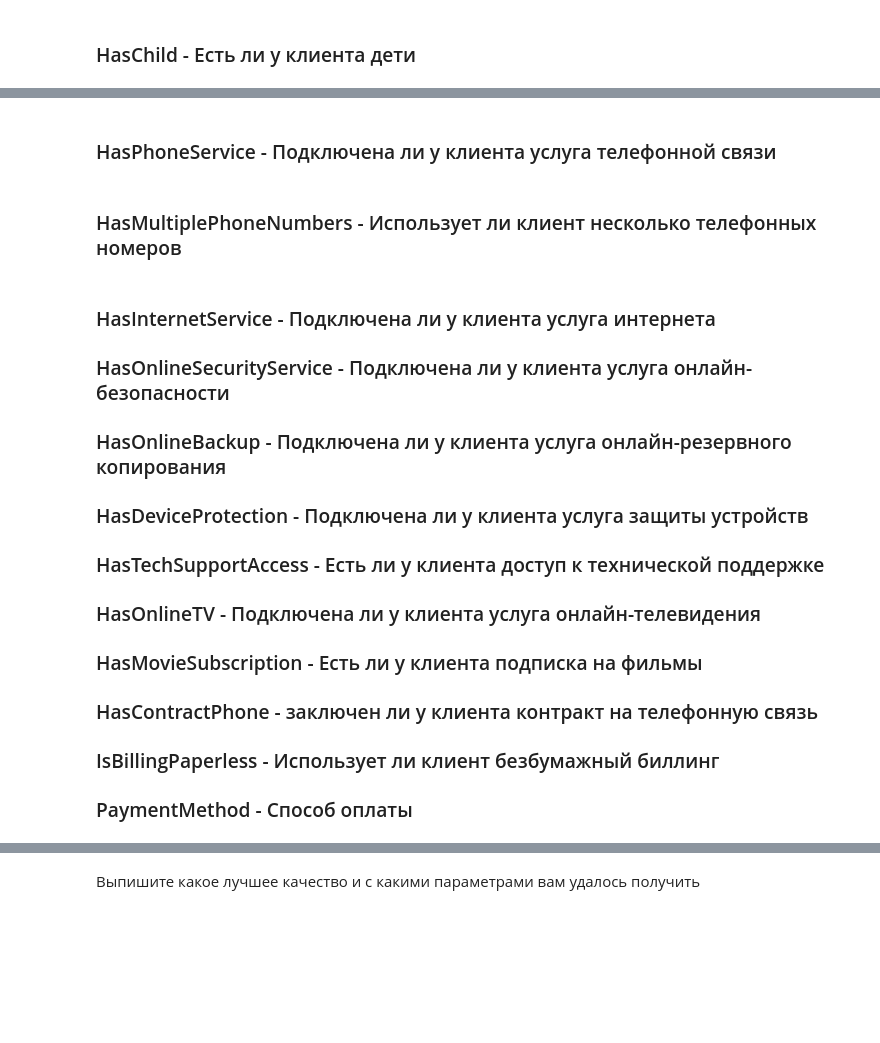
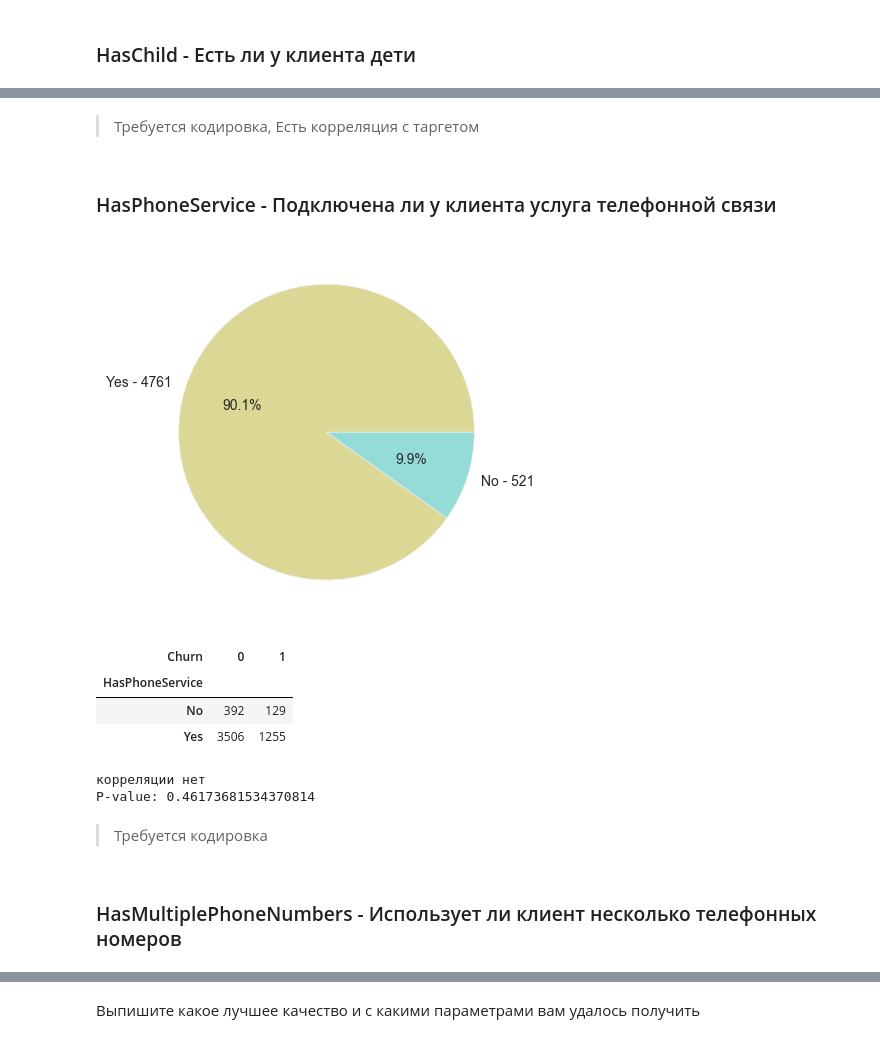
Before and after one commit to alex-chin/dsl_part_1_ml_cv, a Jupyter notebook: week_03_composition_model_selection/Homework/hw_3_kaggle_alx.ipynb, the cells around one changed output, grey strips where cells are left out. Drawn from its saved outputs; the diff is of its cells as text; code cells hidden in the pictures; blank space fills up the shorter version.

```diff
--- a/week_03_composition_model_selection/Homework/hw_3_kaggle_alx.ipynb
+++ b/week_03_composition_model_selection/Homework/hw_3_kaggle_alx.ipynb
@@ -285,3 +291,16 @@ plt.show()
+# %%
+from scipy.stats import chi2_contingency
+
+
+def detect_cross(feature: pd.Series, target: pd.Series = df[target_col]):
+    contingency_table = pd.crosstab(feature, target)
+    display(contingency_table)
+    chi2, p_value, _, _ = chi2_contingency(contingency_table)
+    if p_value < 0.05:
+        print('наблюдается корреляция')
+    else:
+        print('корреляции нет')
+    print(f"P-value: {p_value}")
 # %% [markdown]
 ### Churn ( отток )- Целевая переменная
 # %%
@@ -438,13 +461,3 @@ def show_pie(feature: pd.Series):
-# %%
-from scipy.stats import chi2_contingency
-def detect_cross(feature: pd.Series, target: pd.Series):
-    contingency_table = pd.crosstab(feature, target)
-    chi2, p_value, dof, expected = chi2_contingency(contingency_table)
-    if p_value < 0.05:
-        print('наблюдается корреляция')
-    else:
-        print('корреляции нет')
-    print(f"P-value: {p_value}")
 # %%
 show_pie(df.Sex)
 # %% [output]
@@ -486,15 +525,20 @@ show_pie(df.HasPartner)
+# %% [markdown]
+> Требуется кодировка, Есть корреляция с таргетом
 # %% [markdown]
 ### HasPhoneService - Подключена ли у клиента услуга телефонной связи
+# %%
+feature = df.HasPhoneService
+show_pie(feature)
+detect_cross(feature)
+# %% [output]
+[figure, added]
+| Churn | 0 | 1 |
+| HasPhoneService |  |  |
+| No | 392 | 129 |
+| Yes | 3506 | 1255 |
+корреляции нет
+P-value: 0.46173681534370814
+# %% [markdown]
+> Требуется кодировка
 # %% [markdown]
 ### HasMultiplePhoneNumbers - Использует ли клиент несколько телефонных номеров
-# %% [markdown]
-### HasInternetService - Подключена ли у клиента услуга интернета
-### HasOnlineSecurityService - Подключена ли у клиента услуга онлайн-безопасности
-### HasOnlineBackup - Подключена ли у клиента услуга онлайн-резервного копирования
-### HasDeviceProtection - Подключена ли у клиента услуга защиты устройств
-### HasTechSupportAccess - Есть ли у клиента доступ к технической поддержке
-### HasOnlineTV - Подключена ли у клиента услуга онлайн-телевидения
-### HasMovieSubscription - Есть ли у клиента подписка на фильмы
-### HasContractPhone - заключен ли у клиента контракт на телефонную связь
-### IsBillingPaperless - Использует ли клиент безбумажный биллинг
-### PaymentMethod - Способ оплаты
```
Also changed, not shown: parts of 64 cells of this notebook.
